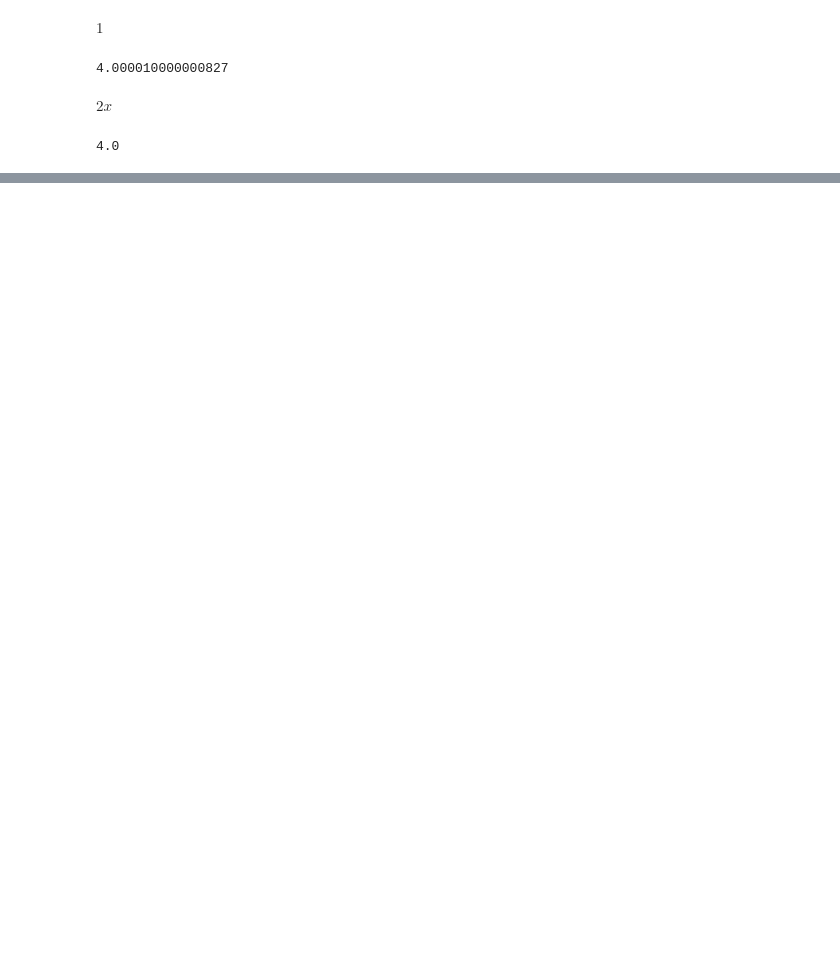
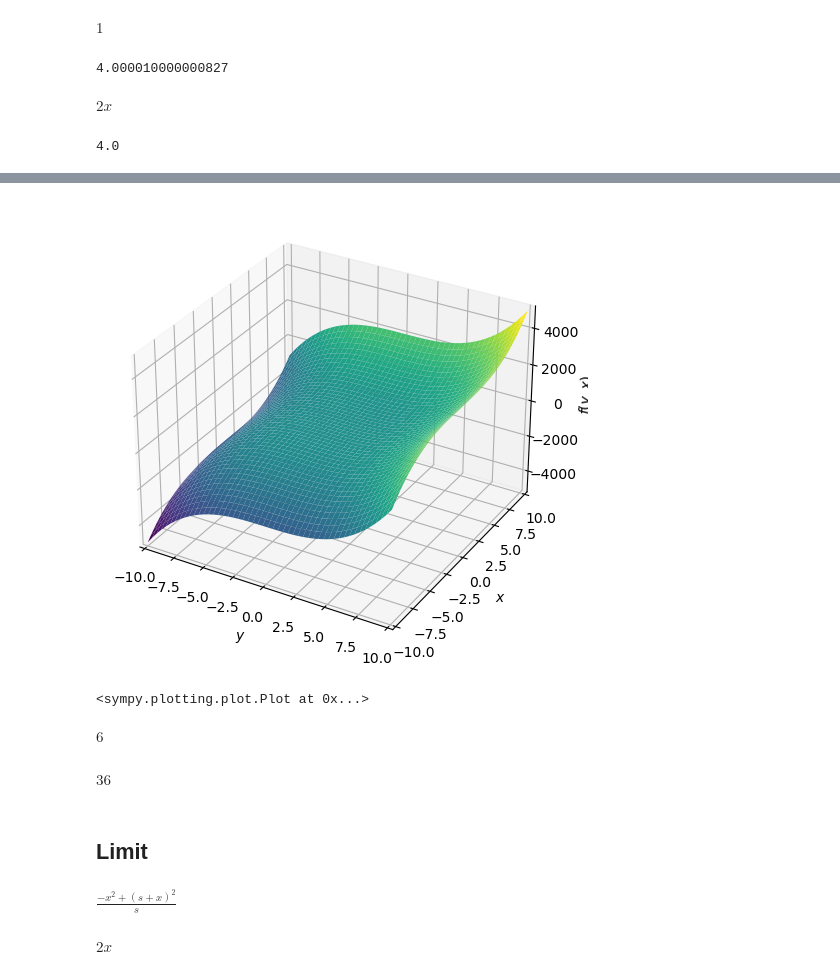
Before and after one commit to Ismael-Haque/MathForDataScience, a Jupyter notebook: Basic Math and Calculus.ipynb, the cells around one changed output, grey strips where cells are left out. Drawn from its saved outputs; the diff is of its cells as text; code cells hidden in the pictures; blank space fills up the shorter version.

```diff
--- a/Basic Math and Calculus.ipynb
+++ b/Basic Math and Calculus.ipynb
@@ -171,0 +207,27 @@ $\displaystyle 4$
+# %%
+plot3d(f)
+# %% [output]
+[figure, added]
+<sympy.plotting.plot.Plot at 0x...>
+# %%
+ddx_f.subs(x,1)
+# %% [output]
+$\displaystyle 6$
+# %%
+ddy_f.subs(y,2)
+# %% [output]
+$\displaystyle 36$
+# %% [markdown]
+## Limit
+# %%
+x, s = symbols('x s')
+f = x**2
+slope_f = (f.subs(x, x + s) - f) / ((x+s) - x)
+slope_f
+# %% [output]
+$\displaystyle \frac{- x^{2} + \left(s + x\right)^{2}}{s}$
+# %%
+result = limit(slope_f, s, 0)
+result
+# %% [output]
+$\displaystyle 2 x$
```
Also changed, not shown: parts of 20 cells of this notebook.
